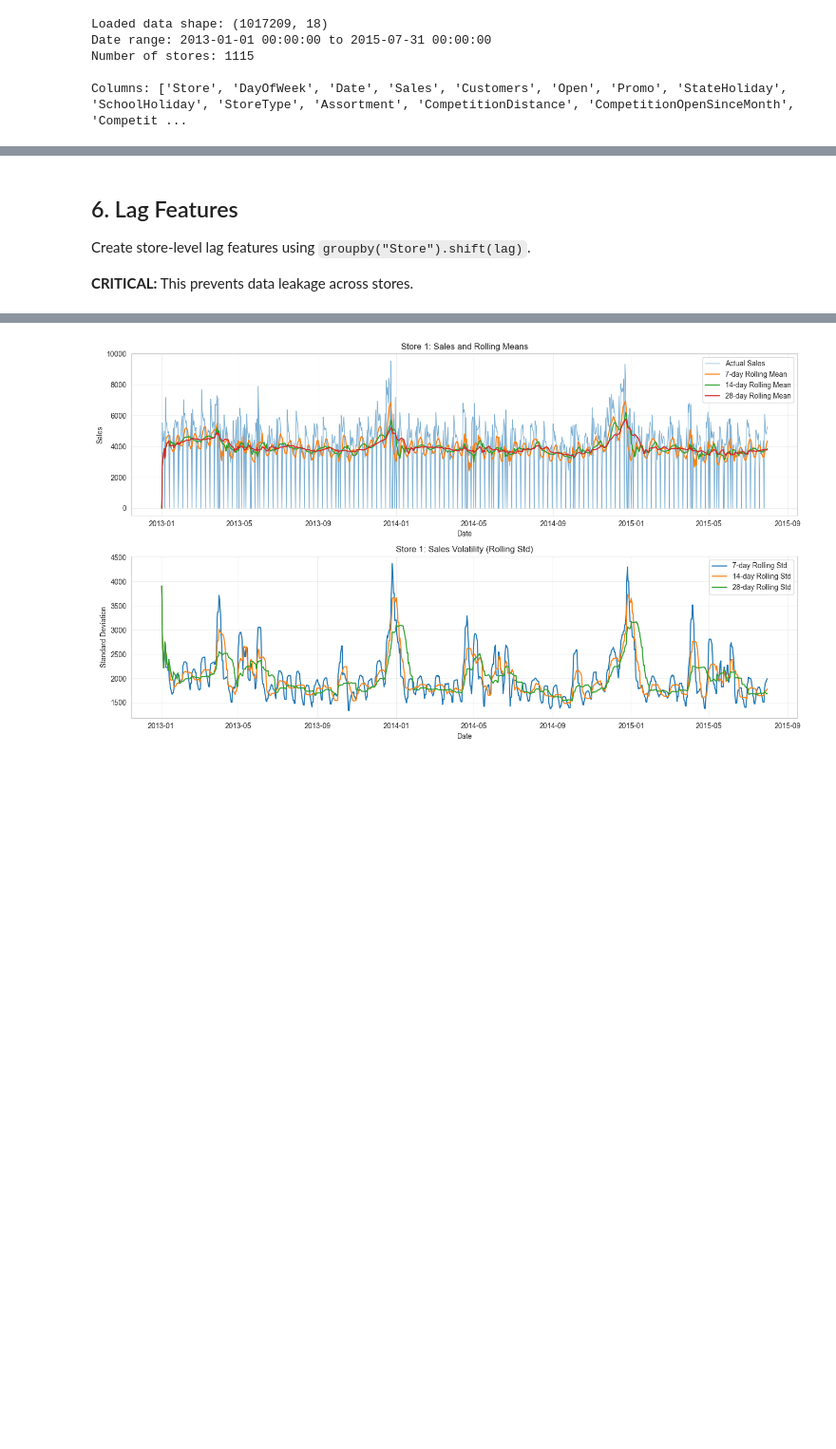
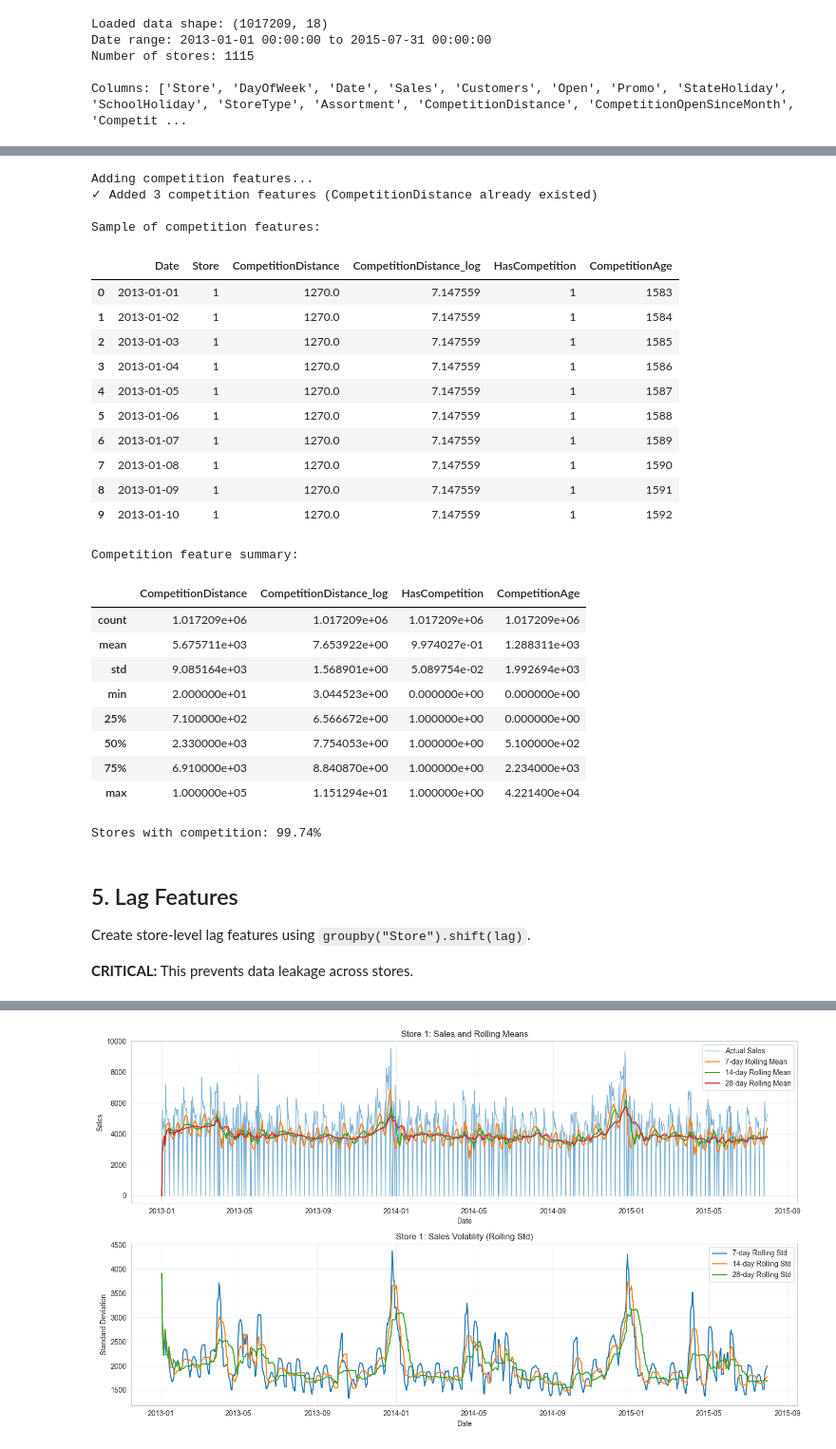
Before and after one commit to bradleyboehmke/rossmann-forecasting, a Jupyter notebook: notebooks/02-feature-engineering.ipynb, the cells around one changed output, grey strips where cells are left out. Shown at 95% size. Saved outputs shown, nothing was run; the diff lists cells and outputs as text; code cells hidden in the pictures; blank space fills up the shorter version.

```diff
--- a/notebooks/02-feature-engineering.ipynb
+++ b/notebooks/02-feature-engineering.ipynb
@@ -217,5 +205,75 @@ Stores with competition: 99.74%
+# %%
+# Add competition features
+print("Adding competition features...")
+df_comp = df_promo.copy()
+
+# Log-scaled competition distance (handle zeros)
+df_comp['CompetitionDistance_log'] = np.log1p(df_comp['CompetitionDistance'])
+
+# Has competition indicator (distance < 100000 placeholder value)
+df_comp['HasCompetition'] = (df_comp['CompetitionDistance'] < 100000).astype(int)
+
+# Competition age (days since competition opened)
+df_comp['CompetitionAge'] = 0
+
+# Calculate competition age for stores that have competition
+mask = (df_comp['CompetitionOpenSinceYear'] > 0) & (df_comp['CompetitionOpenSinceMonth'] > 0)
+
+for idx in df_comp[mask].index:
+    try:
+        comp_open_date = pd.to_datetime(
+            f"{int(df_comp.loc[idx, 'CompetitionOpenSinceYear'])}-" +
+            f"{int(df_comp.loc[idx, 'CompetitionOpenSinceMonth'])}-01"
+        )
+        current_date = df_comp.loc[idx, 'Date']
+        df_comp.loc[idx, 'CompetitionAge'] = (current_date - comp_open_date).days
+    except:
+        df_comp.loc[idx, 'CompetitionAge'] = 0
+
+# Ensure non-negative competition age
+df_comp['CompetitionAge'] = df_comp['CompetitionAge'].clip(lower=0)
+
+comp_cols = ['CompetitionDistance', 'CompetitionDistance_log',
+             'HasCompetition', 'CompetitionAge']
+
+print(f"✓ Added 3 competition features (CompetitionDistance already existed)")
+
+print("\nSample of competition features:")
+display(df_comp[['Date', 'Store'] + comp_cols].head(10))
+
+print("\nCompetition feature summary:")
+display(df_comp[comp_cols].describe())
+
+print(f"\nStores with competition: {df_comp['HasCompetition'].sum() / len(df_comp) * 100:.2f}%")
+# %% [output]
+Adding competition features...
+✓ Added 3 competition features (CompetitionDistance already existed)
+
+Sample of competition features:
+|  | Date | Store | CompetitionDistance | CompetitionDistance_log | HasCompetition | CompetitionAge |
+| 0 | 2013-01-01 | 1 | 1270.0 | 7.147559 | 1 | 1583 |
+| 1 | 2013-01-02 | 1 | 1270.0 | 7.147559 | 1 | 1584 |
+| 2 | 2013-01-03 | 1 | 1270.0 | 7.147559 | 1 | 1585 |
+| 3 | 2013-01-04 | 1 | 1270.0 | 7.147559 | 1 | 1586 |
+| 4 | 2013-01-05 | 1 | 1270.0 | 7.147559 | 1 | 1587 |
+| 5 | 2013-01-06 | 1 | 1270.0 | 7.147559 | 1 | 1588 |
+| 6 | 2013-01-07 | 1 | 1270.0 | 7.147559 | 1 | 1589 |
+| 7 | 2013-01-08 | 1 | 1270.0 | 7.147559 | 1 | 1590 |
+| 8 | 2013-01-09 | 1 | 1270.0 | 7.147559 | 1 | 1591 |
+| 9 | 2013-01-10 | 1 | 1270.0 | 7.147559 | 1 | 1592 |
+Competition feature summary:
+|  | CompetitionDistance | CompetitionDistance_log | HasCompetition | CompetitionAge |
+| count | 1.017209e+06 | 1.017209e+06 | 1.017209e+06 | 1.017209e+06 |
+| mean | 5.675711e+03 | 7.653922e+00 | 9.974027e-01 | 1.288311e+03 |
+| std | 9.085164e+03 | 1.568901e+00 | 5.089754e-02 | 1.992694e+03 |
+| min | 2.000000e+01 | 3.044523e+00 | 0.000000e+00 | 0.000000e+00 |
+| 25% | 7.100000e+02 | 6.566672e+00 | 1.000000e+00 | 0.000000e+00 |
+| 50% | 2.330000e+03 | 7.754053e+00 | 1.000000e+00 | 5.100000e+02 |
+| 75% | 6.910000e+03 | 8.840870e+00 | 1.000000e+00 | 2.234000e+03 |
+| max | 1.000000e+05 | 1.151294e+01 | 1.000000e+00 | 4.221400e+04 |
+Stores with competition: 99.74%
 # %% [markdown]
-## 6. Lag Features
+## 5. Lag Features
 
 Create store-level lag features using `groupby("Store").shift(lag)`.
 
```
Also changed, not shown: parts of 25 cells of this notebook, 54 other files.
